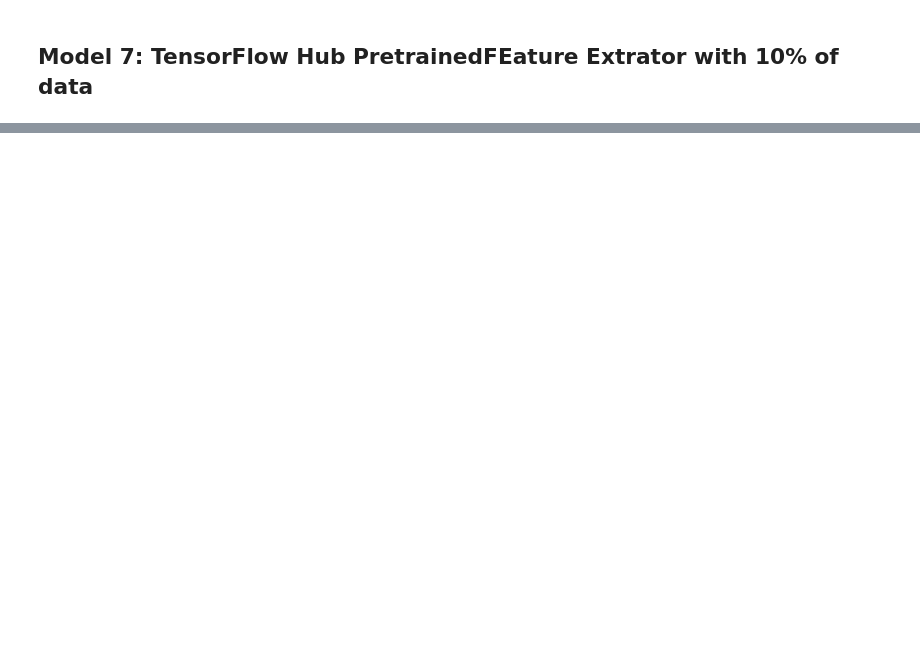
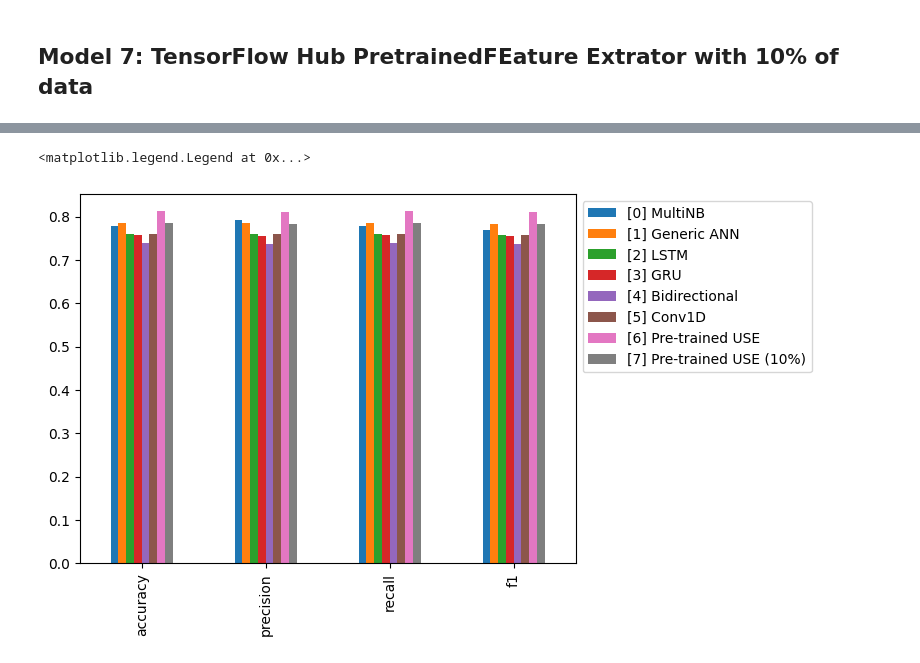
Before and after one commit to poolGolez/tf-playground, a Jupyter notebook: NLP_Fundamentals_Follow_Through.ipynb, the cells around one changed output, grey strips where cells are left out. Drawn from its saved outputs; the diff is of its cells as text; code cells hidden in the pictures; blank space fills up the shorter version.

```diff
--- a/NLP_Fundamentals_Follow_Through.ipynb
+++ b/NLP_Fundamentals_Follow_Through.ipynb
@@ -686,0 +1017,4 @@ score_predictions(y_val, model_4_predictions)
+# %%
+model_7_preds = tf.squeeze(tf.round(model_7.predict(X_val)))
+
+model_7_preds[:15]
@@ -686,0 +1026,3 @@ score_predictions(y_val, model_4_predictions)
+# %%
+model_7_scores = score_predictions(y_val, model_7_preds)
+model_7_scores
@@ -686,0 +1036,13 @@ score_predictions(y_val, model_4_predictions)
+# %%
+all_scores = pd.DataFrame({
+    '[0] MultiNB': model_0_scores,
+    '[1] Generic ANN': model_1_scores,
+    '[2] LSTM': model_2_scores,
+    '[3] GRU': model_3_scores,
+    '[4] Bidirectional': model_4_scores,
+    '[5] Conv1D': model_5_scores,
+    '[6] Pre-trained USE': model_6_scores,
+    '[7] Pre-trained USE (10%)': model_7_scores,
+})
+
+all_scores.transpose()
@@ -686,0 +1059,5 @@ score_predictions(y_val, model_4_predictions)
+# %%
+all_scores.plot(kind='bar').legend(bbox_to_anchor=(1.0, 1.0))
+# %% [output]
+<matplotlib.legend.Legend at 0x...>
+[figure, added]
```
Also changed, not shown: parts of 52 cells of this notebook.
